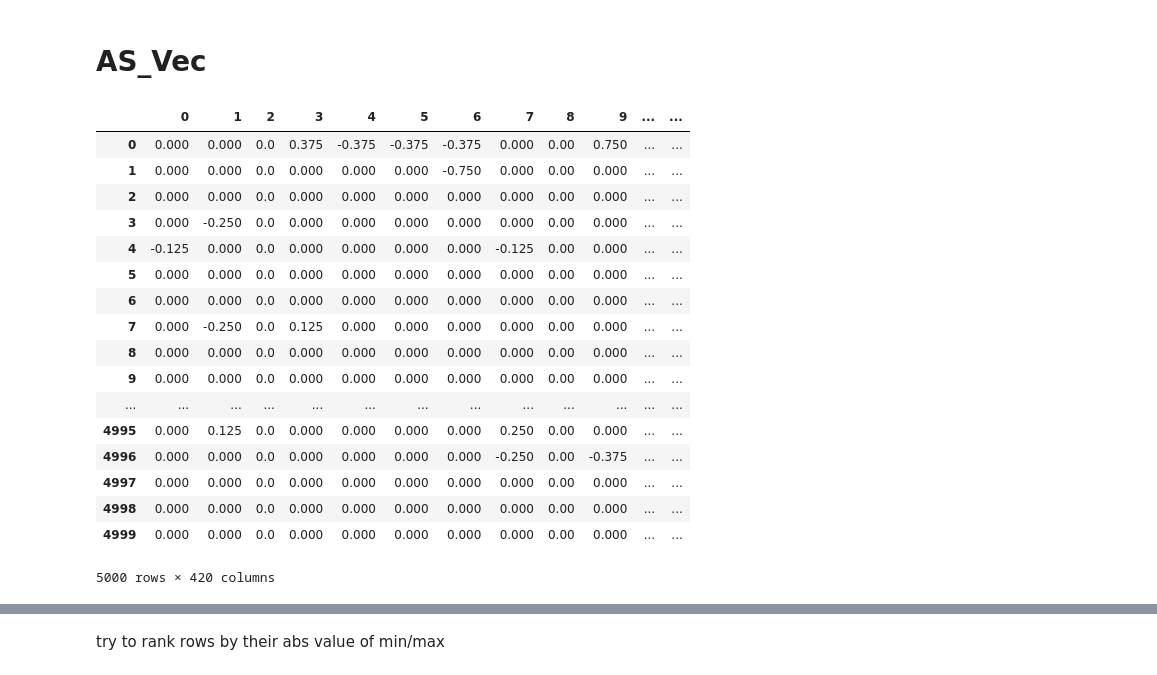
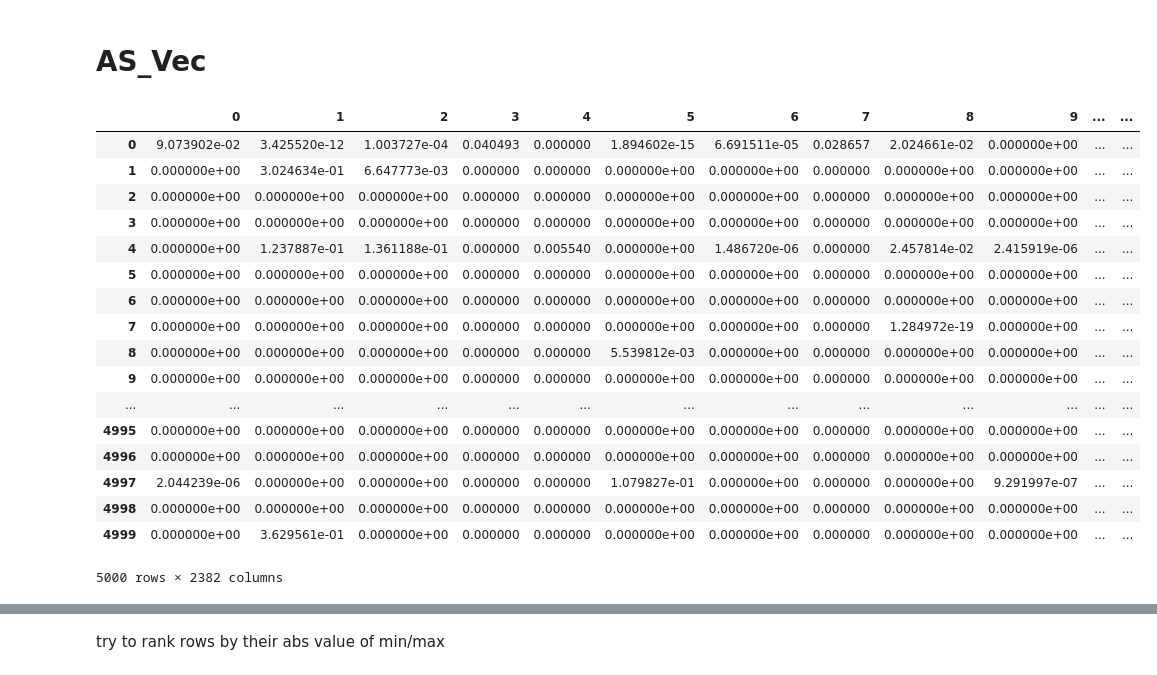
Before and after one commit to WarmCyan/perspective-mining-research, a Jupyter notebook: notebooks/AspectSentimentVectorDataExploration.ipynb, the cells around one changed output, grey strips where cells are left out. Cells and saved outputs as stored; diff of their text form; code cells hidden in the pictures.

```diff
--- a/notebooks/AspectSentimentVectorDataExploration.ipynb
+++ b/notebooks/AspectSentimentVectorDataExploration.ipynb
@@ -31,27 +31,27 @@ articles
 # %% [markdown]
 # AS_Vec
 # %%
-as_df = pd.read_json("../data/cache/testsentimentanalysis_partial/as_vectors/doc_as_vectors.json")
+as_df = pd.read_json("../data/cache/climatetarget_sa_updated/as_vectors/doc_as_vectors.json")
 as_df
 # %% [output]
 |  | 0 | 1 | 2 | 3 | 4 | 5 | 6 | 7 | 8 | 9 | ... | ... |
-| 0 | 0.000 | 0.000 | 0.0 | 0.375 | -0.375 | -0.375 | -0.375 | 0.000 | 0.00 | 0.750 | ... | ... |
-| 1 | 0.000 | 0.000 | 0.0 | 0.000 | 0.000 | 0.000 | -0.750 | 0.000 | 0.00 | 0.000 | ... | ... |
-| 2 | 0.000 | 0.000 | 0.0 | 0.000 | 0.000 | 0.000 | 0.000 | 0.000 | 0.00 | 0.000 | ... | ... |
-| 3 | 0.000 | -0.250 | 0.0 | 0.000 | 0.000 | 0.000 | 0.000 | 0.000 | 0.00 | 0.000 | ... | ... |
-| 4 | -0.125 | 0.000 | 0.0 | 0.000 | 0.000 | 0.000 | 0.000 | -0.125 | 0.00 | 0.000 | ... | ... |
-| 5 | 0.000 | 0.000 | 0.0 | 0.000 | 0.000 | 0.000 | 0.000 | 0.000 | 0.00 | 0.000 | ... | ... |
-| 6 | 0.000 | 0.000 | 0.0 | 0.000 | 0.000 | 0.000 | 0.000 | 0.000 | 0.00 | 0.000 | ... | ... |
-| 7 | 0.000 | -0.250 | 0.0 | 0.125 | 0.000 | 0.000 | 0.000 | 0.000 | 0.00 | 0.000 | ... | ... |
-| 8 | 0.000 | 0.000 | 0.0 | 0.000 | 0.000 | 0.000 | 0.000 | 0.000 | 0.00 | 0.000 | ... | ... |
-| 9 | 0.000 | 0.000 | 0.0 | 0.000 | 0.000 | 0.000 | 0.000 | 0.000 | 0.00 | 0.000 | ... | ... |
+| 0 | 9.073902e-02 | 3.425520e-12 | 1.003727e-04 | 0.040493 | 0.000000 | 1.894602e-15 | 6.691511e-05 | 0.028657 | 2.024661e-02 | 0.000000e+00 | ... | ... |
+| 1 | 0.000000e+00 | 3.024634e-01 | 6.647773e-03 | 0.000000 | 0.000000 | 0.000000e+00 | 0.000000e+00 | 0.000000 | 0.000000e+00 | 0.000000e+00 | ... | ... |
+| 2 | 0.000000e+00 | 0.000000e+00 | 0.000000e+00 | 0.000000 | 0.000000 | 0.000000e+00 | 0.000000e+00 | 0.000000 | 0.000000e+00 | 0.000000e+00 | ... | ... |
+| 3 | 0.000000e+00 | 0.000000e+00 | 0.000000e+00 | 0.000000 | 0.000000 | 0.000000e+00 | 0.000000e+00 | 0.000000 | 0.000000e+00 | 0.000000e+00 | ... | ... |
+| 4 | 0.000000e+00 | 1.237887e-01 | 1.361188e-01 | 0.000000 | 0.005540 | 0.000000e+00 | 1.486720e-06 | 0.000000 | 2.457814e-02 | 2.415919e-06 | ... | ... |
+| 5 | 0.000000e+00 | 0.000000e+00 | 0.000000e+00 | 0.000000 | 0.000000 | 0.000000e+00 | 0.000000e+00 | 0.000000 | 0.000000e+00 | 0.000000e+00 | ... | ... |
+| 6 | 0.000000e+00 | 0.000000e+00 | 0.000000e+00 | 0.000000 | 0.000000 | 0.000000e+00 | 0.000000e+00 | 0.000000 | 0.000000e+00 | 0.000000e+00 | ... | ... |
+| 7 | 0.000000e+00 | 0.000000e+00 | 0.000000e+00 | 0.000000 | 0.000000 | 0.000000e+00 | 0.000000e+00 | 0.000000 | 1.284972e-19 | 0.000000e+00 | ... | ... |
+| 8 | 0.000000e+00 | 0.000000e+00 | 0.000000e+00 | 0.000000 | 0.000000 | 5.539812e-03 | 0.000000e+00 | 0.000000 | 0.000000e+00 | 0.000000e+00 | ... | ... |
+| 9 | 0.000000e+00 | 0.000000e+00 | 0.000000e+00 | 0.000000 | 0.000000 | 0.000000e+00 | 0.000000e+00 | 0.000000 | 0.000000e+00 | 0.000000e+00 | ... | ... |
 | ... | ... | ... | ... | ... | ... | ... | ... | ... | ... | ... | ... | ... |
-| 4995 | 0.000 | 0.125 | 0.0 | 0.000 | 0.000 | 0.000 | 0.000 | 0.250 | 0.00 | 0.000 | ... | ... |
-| 4996 | 0.000 | 0.000 | 0.0 | 0.000 | 0.000 | 0.000 | 0.000 | -0.250 | 0.00 | -0.375 | ... | ... |
-| 4997 | 0.000 | 0.000 | 0.0 | 0.000 | 0.000 | 0.000 | 0.000 | 0.000 | 0.00 | 0.000 | ... | ... |
-| 4998 | 0.000 | 0.000 | 0.0 | 0.000 | 0.000 | 0.000 | 0.000 | 0.000 | 0.00 | 0.000 | ... | ... |
-| 4999 | 0.000 | 0.000 | 0.0 | 0.000 | 0.000 | 0.000 | 0.000 | 0.000 | 0.00 | 0.000 | ... | ... |
+| 4995 | 0.000000e+00 | 0.000000e+00 | 0.000000e+00 | 0.000000 | 0.000000 | 0.000000e+00 | 0.000000e+00 | 0.000000 | 0.000000e+00 | 0.000000e+00 | ... | ... |
+| 4996 | 0.000000e+00 | 0.000000e+00 | 0.000000e+00 | 0.000000 | 0.000000 | 0.000000e+00 | 0.000000e+00 | 0.000000 | 0.000000e+00 | 0.000000e+00 | ... | ... |
+| 4997 | 2.044239e-06 | 0.000000e+00 | 0.000000e+00 | 0.000000 | 0.000000 | 1.079827e-01 | 0.000000e+00 | 0.000000 | 0.000000e+00 | 9.291997e-07 | ... | ... |
+| 4998 | 0.000000e+00 | 0.000000e+00 | 0.000000e+00 | 0.000000 | 0.000000 | 0.000000e+00 | 0.000000e+00 | 0.000000 | 0.000000e+00 | 0.000000e+00 | ... | ... |
+| 4999 | 0.000000e+00 | 3.629561e-01 | 0.000000e+00 | 0.000000 | 0.000000 | 0.000000e+00 | 0.000000e+00 | 0.000000 | 0.000000e+00 | 0.000000e+00 | ... | ... |
-5000 rows × 420 columns
+5000 rows × 2382 columns
 # %%
 as_df.describe()
 # %% [output]
```
Also changed, not shown: parts of 18 cells of this notebook, 2 other files.
